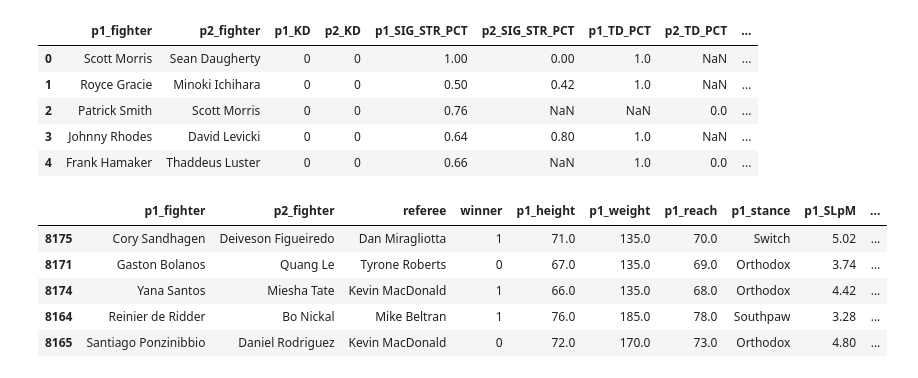
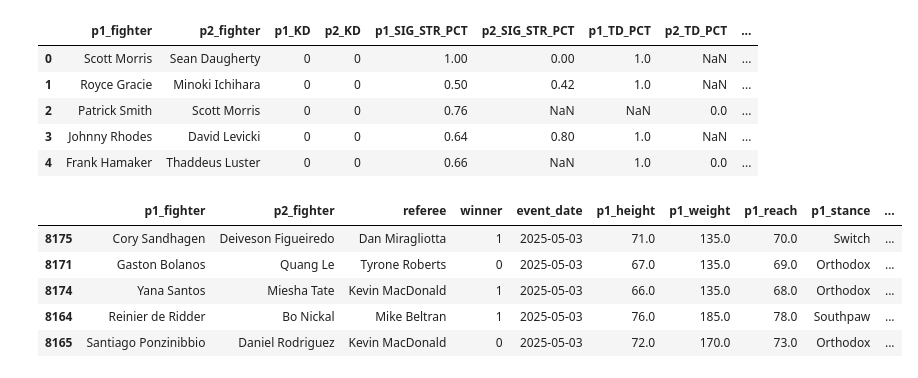
Before and after one commit to ndhaliwal59/ufcPredictor, a Jupyter notebook: features.ipynb, the cells around one changed output. Saved outputs shown, nothing was run; the diff lists cells and outputs as text; code cells hidden in the pictures.

```diff
--- a/features.ipynb
+++ b/features.ipynb
@@ -343,38 +343,38 @@ columns_to_drop = [
     'p1_R1_KD', 'p2_R1_KD', 'p1_R1_SIG_STR_PCT', 'p2_R1_SIG_STR_PCT',
     'p1_R1_TD_PCT', 'p2_R1_TD_PCT', 'p1_R1_SUB_ATT', 'p2_R1_SUB_ATT',
     'p1_R1_REV', 'p2_R1_REV', 'p1_R1_CTRL', 'p2_R1_CTRL',
     'p1_SIG_STR_PCT_DETAILED', 'p2_SIG_STR_PCT_DETAILED',
     'p1_R1_SIG_STR_PCT_DETAILED', 'p2_R1_SIG_STR_PCT_DETAILED',
     'p1_SIG_STR_LANDED', 'p1_SIG_STR_ATTEMPTED', 'p2_SIG_STR_LANDED', 'p2_SIG_STR_ATTEMPTED',
     'p1_TOTAL_STR_LANDED', 'p1_TOTAL_STR_ATTEMPTED', 'p2_TOTAL_STR_LANDED', 'p2_TOTAL_STR_ATTEMPTED',
     'p1_TD_LANDED', 'p1_TD_ATTEMPTED', 'p2_TD_LANDED', 'p2_TD_ATTEMPTED',
     'p1_R1_SIG_STR_LANDED', 'p1_R1_SIG_STR_ATTEMPTED', 'p2_R1_SIG_STR_LANDED', 'p2_R1_SIG_STR_ATTEMPTED',
     'p1_R1_TOTAL_STR_LANDED', 'p1_R1_TOTAL_STR_ATTEMPTED', 'p2_R1_TOTAL_STR_LANDED', 'p2_R1_TOTAL_STR_ATTEMPTED',
     'p1_R1_TD_LANDED', 'p1_R1_TD_ATTEMPTED', 'p2_R1_TD_LANDED', 'p2_R1_TD_ATTEMPTED',
     'p1_HEAD_LANDED', 'p1_HEAD_ATTEMPTED', 'p2_HEAD_LANDED', 'p2_HEAD_ATTEMPTED',
     'p1_BODY_LANDED', 'p1_BODY_ATTEMPTED', 'p2_BODY_LANDED', 'p2_BODY_ATTEMPTED',
     'p1_LEG_LANDED', 'p1_LEG_ATTEMPTED', 'p2_LEG_LANDED', 'p2_LEG_ATTEMPTED',
     'p1_DISTANCE_LANDED', 'p1_DISTANCE_ATTEMPTED', 'p2_DISTANCE_LANDED', 'p2_DISTANCE_ATTEMPTED',
     'p1_CLINCH_LANDED', 'p1_CLINCH_ATTEMPTED', 'p2_CLINCH_LANDED', 'p2_CLINCH_ATTEMPTED',
     'p1_GROUND_LANDED', 'p1_GROUND_ATTEMPTED', 'p2_GROUND_LANDED', 'p2_GROUND_ATTEMPTED',
     'p1_R1_HEAD_LANDED', 'p1_R1_HEAD_ATTEMPTED', 'p2_R1_HEAD_LANDED', 'p2_R1_HEAD_ATTEMPTED',
     'p1_R1_BODY_LANDED', 'p1_R1_BODY_ATTEMPTED', 'p2_R1_BODY_LANDED', 'p2_R1_BODY_ATTEMPTED',
     'p1_R1_LEG_LANDED', 'p1_R1_LEG_ATTEMPTED', 'p2_R1_LEG_LANDED', 'p2_R1_LEG_ATTEMPTED',
     'p1_R1_DISTANCE_LANDED', 'p1_R1_DISTANCE_ATTEMPTED', 'p2_R1_DISTANCE_LANDED', 'p2_R1_DISTANCE_ATTEMPTED',
     'p1_R1_CLINCH_LANDED', 'p1_R1_CLINCH_ATTEMPTED', 'p2_R1_CLINCH_LANDED', 'p2_R1_CLINCH_ATTEMPTED',
     'p1_R1_GROUND_LANDED', 'p1_R1_GROUND_ATTEMPTED', 'p2_R1_GROUND_LANDED', 'p2_R1_GROUND_ATTEMPTED',
-    'event_date', 'method'
-]
+    'method'
+] # drop event_date
 
 # Drop the columns
 result_df = result_df.drop(columns=columns_to_drop)
 methods_df = methods_df.drop(columns=columns_to_drop)
 
 result_df.head()
 # %% [output]
-|  | p1_fighter | p2_fighter | referee | winner | p1_height | p1_weight | p1_reach | p1_stance | p1_SLpM | ... |
-| 8175 | Cory Sandhagen | Deiveson Figueiredo | Dan Miragliotta | 1 | 71.0 | 135.0 | 70.0 | Switch | 5.02 | ... |
-| 8171 | Gaston Bolanos | Quang Le | Tyrone Roberts | 0 | 67.0 | 135.0 | 69.0 | Orthodox | 3.74 | ... |
-| 8174 | Yana Santos | Miesha Tate | Kevin MacDonald | 1 | 66.0 | 135.0 | 68.0 | Orthodox | 4.42 | ... |
-| 8164 | Reinier de Ridder | Bo Nickal | Mike Beltran | 1 | 76.0 | 185.0 | 78.0 | Southpaw | 3.28 | ... |
-| 8165 | Santiago Ponzinibbio | Daniel Rodriguez | Kevin MacDonald | 0 | 72.0 | 170.0 | 73.0 | Orthodox | 4.80 | ... |
+|  | p1_fighter | p2_fighter | referee | winner | event_date | p1_height | p1_weight | p1_reach | p1_stance | ... |
+| 8175 | Cory Sandhagen | Deiveson Figueiredo | Dan Miragliotta | 1 | 2025-05-03 | 71.0 | 135.0 | 70.0 | Switch | ... |
+| 8171 | Gaston Bolanos | Quang Le | Tyrone Roberts | 0 | 2025-05-03 | 67.0 | 135.0 | 69.0 | Orthodox | ... |
+| 8174 | Yana Santos | Miesha Tate | Kevin MacDonald | 1 | 2025-05-03 | 66.0 | 135.0 | 68.0 | Orthodox | ... |
+| 8164 | Reinier de Ridder | Bo Nickal | Mike Beltran | 1 | 2025-05-03 | 76.0 | 185.0 | 78.0 | Southpaw | ... |
+| 8165 | Santiago Ponzinibbio | Daniel Rodriguez | Kevin MacDonald | 0 | 2025-05-03 | 72.0 | 170.0 | 73.0 | Orthodox | ... |
```
Also changed, not shown: parts of 3 cells of this notebook, 19 other files.
